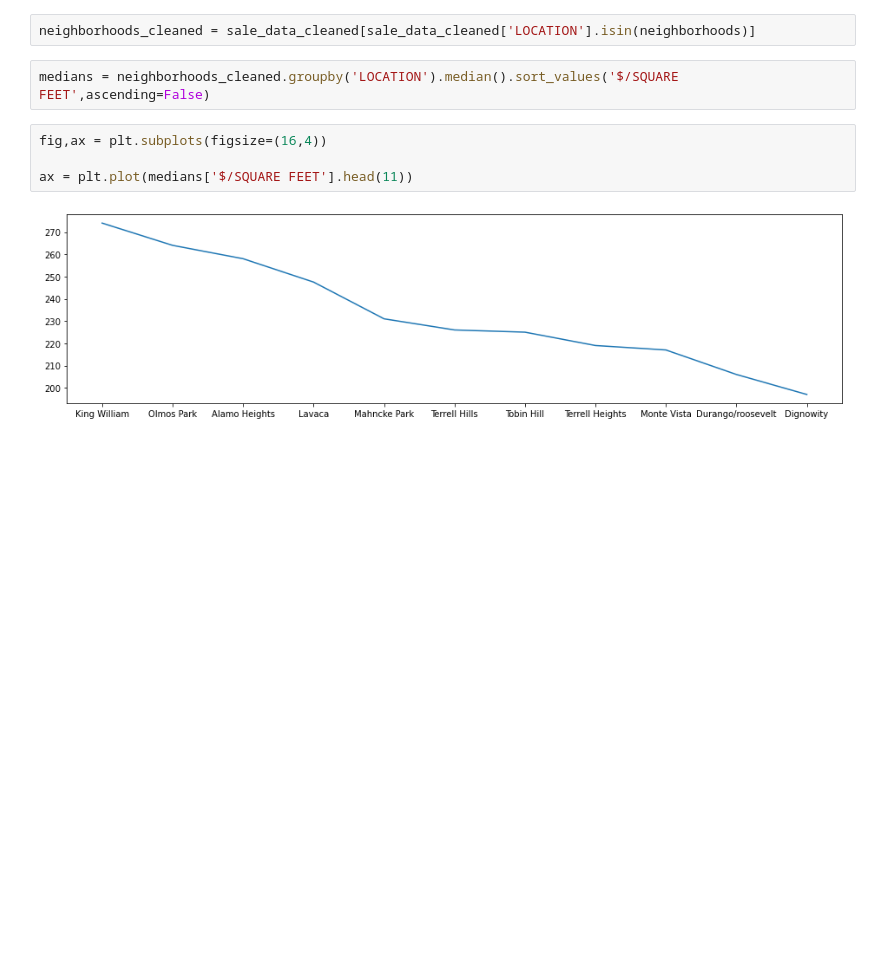
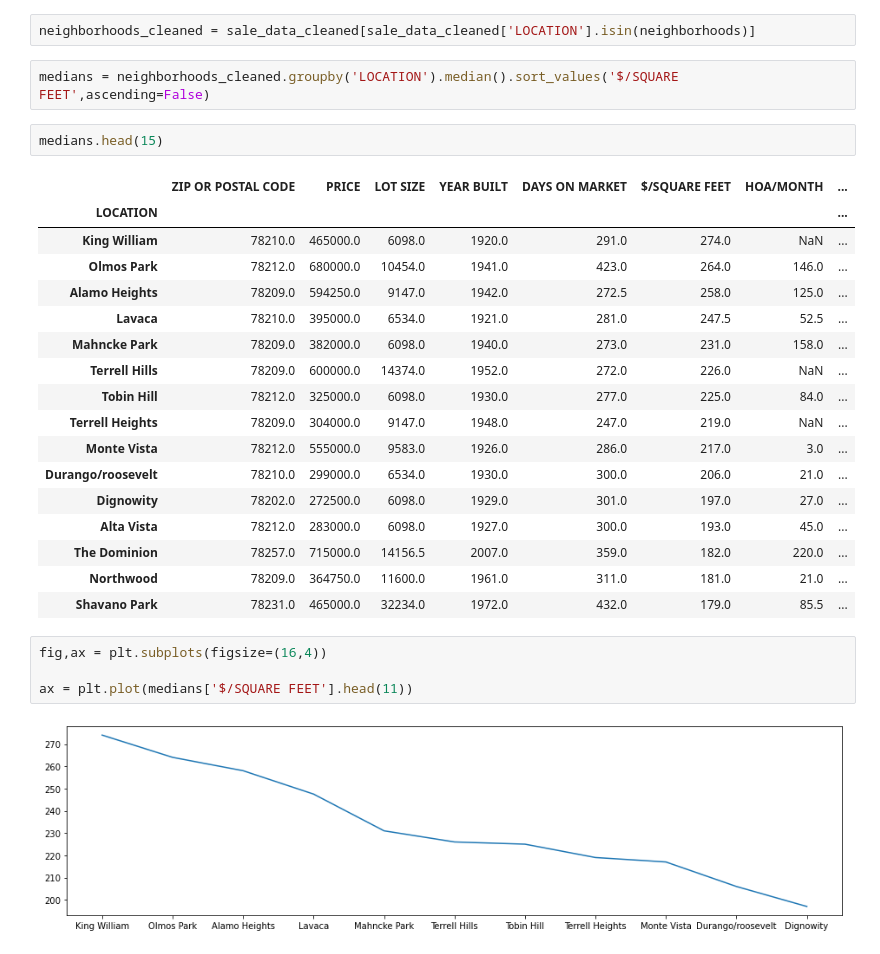
Before and after one commit to randallb15/PredictingSAHomeValues, a Jupyter notebook: FullData.ipynb, the cells around one changed output. Drawn from its saved outputs; the diff is of its cells as text; blank space fills up the shorter version.

```diff
--- a/FullData.ipynb
+++ b/FullData.ipynb
@@ -81,6 +86,26 @@ neighborhoods = counts[counts['SOLD DATE'] > 50].index
 neighborhoods_cleaned = sale_data_cleaned[sale_data_cleaned['LOCATION'].isin(neighborhoods)]
 # %%
 medians = neighborhoods_cleaned.groupby('LOCATION').median().sort_values('$/SQUARE FEET',ascending=False)
+# %%
+medians.head(15)
+# %% [output]
+|  | ZIP OR POSTAL CODE | PRICE | LOT SIZE | YEAR BUILT | DAYS ON MARKET | $/SQUARE FEET | HOA/MONTH | ... |
+| LOCATION |  |  |  |  |  |  |  | ... |
+| King William | 78210.0 | 465000.0 | 6098.0 | 1920.0 | 291.0 | 274.0 | NaN | ... |
+| Olmos Park | 78212.0 | 680000.0 | 10454.0 | 1941.0 | 423.0 | 264.0 | 146.0 | ... |
+| Alamo Heights | 78209.0 | 594250.0 | 9147.0 | 1942.0 | 272.5 | 258.0 | 125.0 | ... |
+| Lavaca | 78210.0 | 395000.0 | 6534.0 | 1921.0 | 281.0 | 247.5 | 52.5 | ... |
+| Mahncke Park | 78209.0 | 382000.0 | 6098.0 | 1940.0 | 273.0 | 231.0 | 158.0 | ... |
+| Terrell Hills | 78209.0 | 600000.0 | 14374.0 | 1952.0 | 272.0 | 226.0 | NaN | ... |
+| Tobin Hill | 78212.0 | 325000.0 | 6098.0 | 1930.0 | 277.0 | 225.0 | 84.0 | ... |
+| Terrell Heights | 78209.0 | 304000.0 | 9147.0 | 1948.0 | 247.0 | 219.0 | NaN | ... |
+| Monte Vista | 78212.0 | 555000.0 | 9583.0 | 1926.0 | 286.0 | 217.0 | 3.0 | ... |
+| Durango/roosevelt | 78210.0 | 299000.0 | 6534.0 | 1930.0 | 300.0 | 206.0 | 21.0 | ... |
+| Dignowity | 78202.0 | 272500.0 | 6098.0 | 1929.0 | 301.0 | 197.0 | 27.0 | ... |
+| Alta Vista | 78212.0 | 283000.0 | 6098.0 | 1927.0 | 300.0 | 193.0 | 45.0 | ... |
+| The Dominion | 78257.0 | 715000.0 | 14156.5 | 2007.0 | 359.0 | 182.0 | 220.0 | ... |
+| Northwood | 78209.0 | 364750.0 | 11600.0 | 1961.0 | 311.0 | 181.0 | 21.0 | ... |
+| Shavano Park | 78231.0 | 465000.0 | 32234.0 | 1972.0 | 432.0 | 179.0 | 85.5 | ... |
 # %%
 fig,ax = plt.subplots(figsize=(16,4))
 
```
Also changed, not shown: parts of 4 cells of this notebook.
